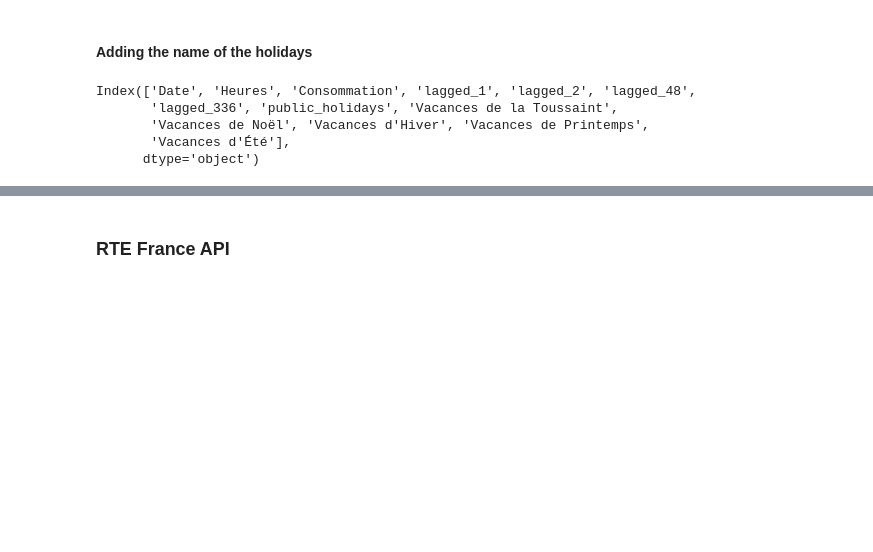
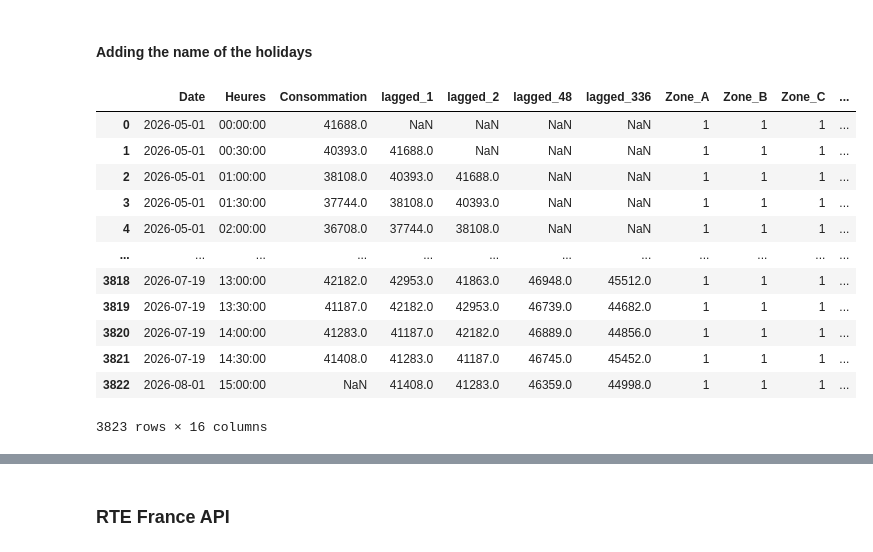
Before and after one commit to Marwane-ELM/energy_peak_prediction_fr, a Jupyter notebook: notebooks/api_experiments.ipynb, the cells around one changed output, grey strips where cells are left out. Saved outputs shown, nothing was run; the diff lists cells and outputs as text; code cells hidden in the pictures; blank space fills up the shorter version.

Commit message:
finished the input dataframe to make predictions

```diff
--- a/notebooks/api_experiments.ipynb
+++ b/notebooks/api_experiments.ipynb
@@ -133,6 +120,10 @@ feries = [
 ]
 
 #finished_with_holidays = False
+df.loc[:, "Zone_A"] = 0
+df.loc[:, "Zone_B"] = 0
+df.loc[:, "Zone_C"] = 0
+
 df.loc[:, "public_holidays"] = 0
 df.loc[:, "Vacances de la Toussaint"] = 0
 df.loc[:, "Vacances de Noël"] = 0
@@ -154,6 +145,7 @@ for z in zones:
         for event in response["results"]:
             # We check if it's school holidays
             if event["description"].lower() in vacances:
+                df.loc[:, f"Zone_{z}"] = 1
                 if event["description"].lower() == "vacances de la toussaint":
                     df.loc[:, "Vacances de la Toussaint"] = 1
 
@@ -172,13 +164,21 @@ for z in zones:
             elif event in feries:
                 df.loc[:, "public_holidays"] = 1
 # %%
-df.columns
+df
 # %% [output]
+|  | Date | Heures | Consommation | lagged_1 | lagged_2 | lagged_48 | lagged_336 | Zone_A | Zone_B | Zone_C | ... |
+| 0 | 2026-05-01 | 00:00:00 | 41688.0 | NaN | NaN | NaN | NaN | 1 | 1 | 1 | ... |
+| 1 | 2026-05-01 | 00:30:00 | 40393.0 | 41688.0 | NaN | NaN | NaN | 1 | 1 | 1 | ... |
+| 2 | 2026-05-01 | 01:00:00 | 38108.0 | 40393.0 | 41688.0 | NaN | NaN | 1 | 1 | 1 | ... |
+| 3 | 2026-05-01 | 01:30:00 | 37744.0 | 38108.0 | 40393.0 | NaN | NaN | 1 | 1 | 1 | ... |
+| 4 | 2026-05-01 | 02:00:00 | 36708.0 | 37744.0 | 38108.0 | NaN | NaN | 1 | 1 | 1 | ... |
+| ... | ... | ... | ... | ... | ... | ... | ... | ... | ... | ... | ... |
+| 3818 | 2026-07-19 | 13:00:00 | 42182.0 | 42953.0 | 41863.0 | 46948.0 | 45512.0 | 1 | 1 | 1 | ... |
+| 3819 | 2026-07-19 | 13:30:00 | 41187.0 | 42182.0 | 42953.0 | 46739.0 | 44682.0 | 1 | 1 | 1 | ... |
+| 3820 | 2026-07-19 | 14:00:00 | 41283.0 | 41187.0 | 42182.0 | 46889.0 | 44856.0 | 1 | 1 | 1 | ... |
+| 3821 | 2026-07-19 | 14:30:00 | 41408.0 | 41283.0 | 41187.0 | 46745.0 | 45452.0 | 1 | 1 | 1 | ... |
+| 3822 | 2026-08-01 | 15:00:00 | NaN | 41408.0 | 41283.0 | 46359.0 | 44998.0 | 1 | 1 | 1 | ... |
-Index(['Date', 'Heures', 'Consommation', 'lagged_1', 'lagged_2', 'lagged_48',
-       'lagged_336', 'public_holidays', 'Vacances de la Toussaint',
-       'Vacances de Noël', 'Vacances d'Hiver', 'Vacances de Printemps',
-       'Vacances d'Été'],
-      dtype='object')
+3823 rows × 16 columns
 # %%
 df = fe.date_and_hour_pred(df)
 df = fe.cyclical_encoding(df)
```
Also changed, not shown: parts of 18 cells of this notebook, 2 other files.
